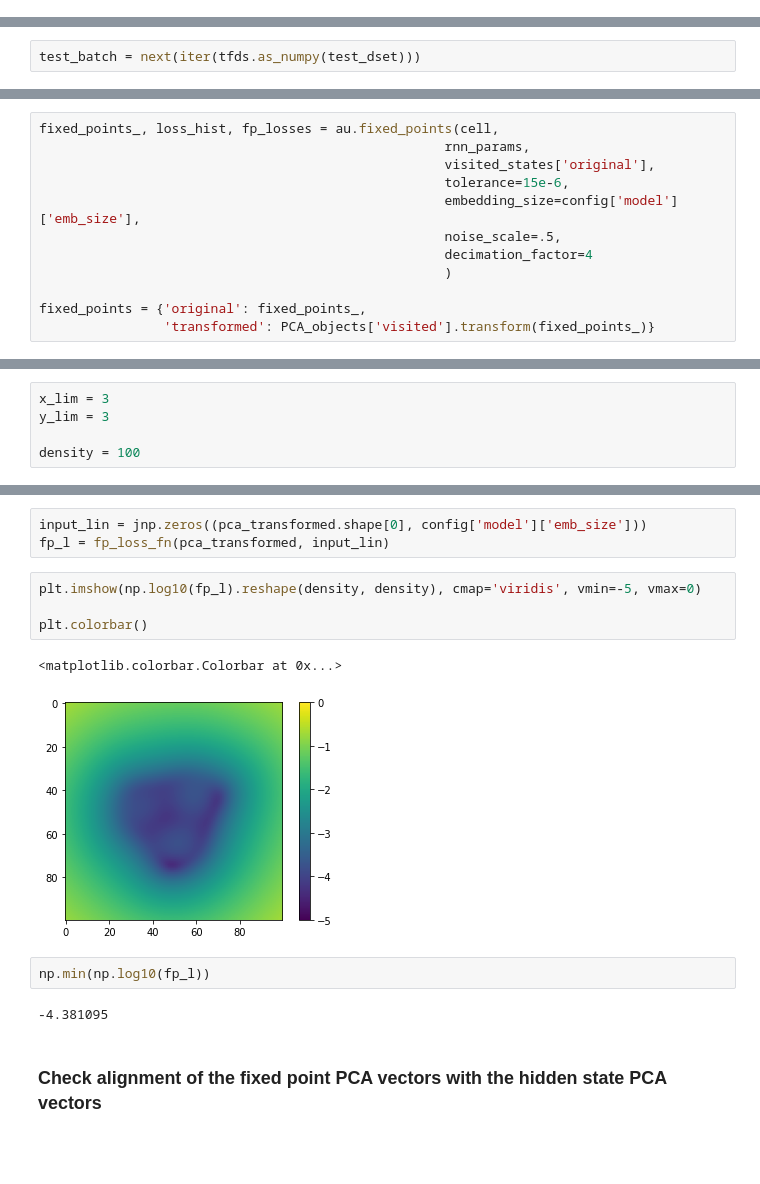
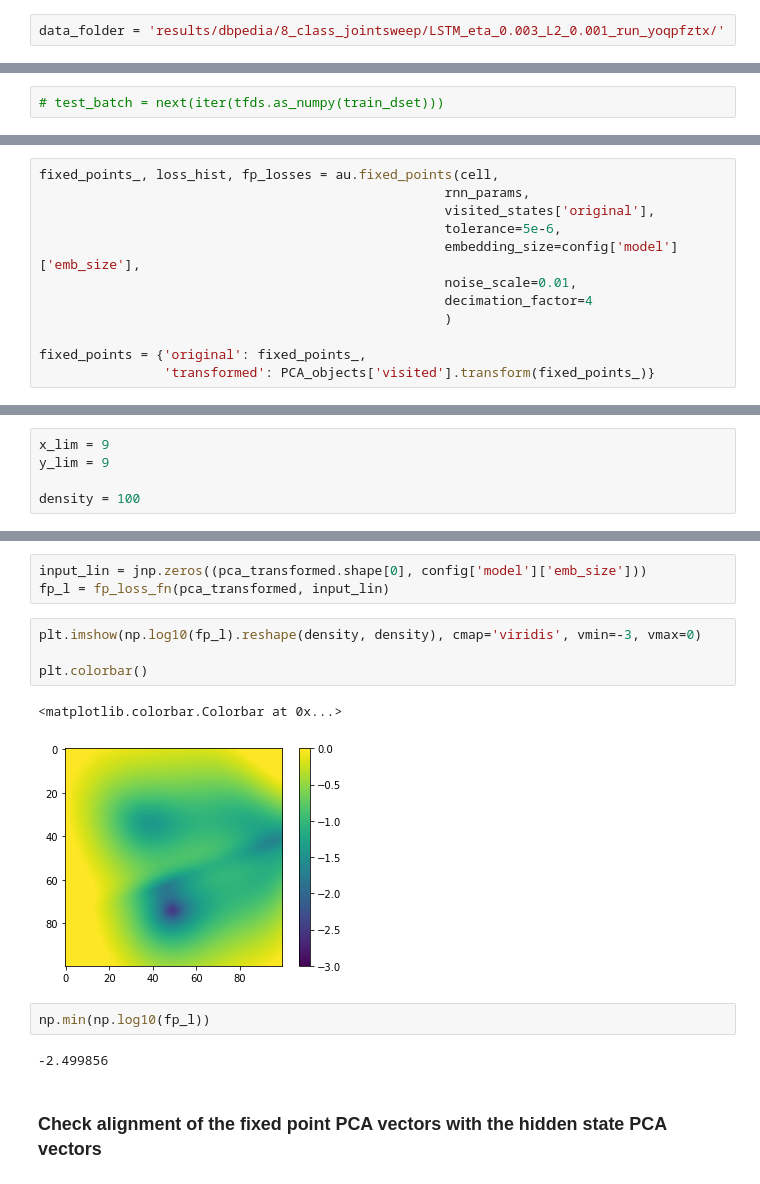
Before and after one commit to ramasesh/rnn_dynamics, a Jupyter notebook: Multi-class systems analysis.ipynb, the cells around one changed output, grey strips where cells are left out. Cells and saved outputs as stored; diff of their text form; blank space fills up the shorter version.

```diff
--- a/Multi-class systems analysis.ipynb
+++ b/Multi-class systems analysis.ipynb
@@ -36,3 +34,5 @@ data_folder = 'results/ag_news/5_Epoch/classes_3_cell_LSTM_eta_0.01_L2_0.1_run_h
+# %%
+data_folder = 'results/dbpedia/8_class_jointsweep/LSTM_eta_0.003_L2_0.001_run_yoqpfztx/'
 # %%
 with open(os.path.join(data_folder, 'config.json')) as f:
     config = json.load(f)
@@ -81,7 +76,7 @@ DeviceArray(1.5458583, dtype=float32)
 # %% [markdown]
 ### PCA of hidden states
 # %%
-test_batch = next(iter(tfds.as_numpy(test_dset)))
+# test_batch = next(iter(tfds.as_numpy(train_dset)))
 # %%
 visited_states = {'original': au.rnn_states(cell, test_batch, rnn_params, emb_params, emb_apply)}
 final_states = {'original': au.rnn_end_states(cell, test_batch, rnn_params, emb_params, emb_apply)}
@@ -186,9 +186,9 @@ array([[ 1.   , -0.493, -0.22 ],
 fixed_points_, loss_hist, fp_losses = au.fixed_points(cell,
                                                     rnn_params,
                                                     visited_states['original'],
-                                                    tolerance=15e-6,
+                                                    tolerance=5e-6,
                                                     embedding_size=config['model']['emb_size'],
-                                                    noise_scale=.5,
+                                                    noise_scale=0.01,
                                                     decimation_factor=4
                                                     )
 
@@ -229,8 +233,8 @@ plt.xlim(-1, 8)
 # %% [markdown]
 ### Interpolating the fixed-point manifold
 # %%
-x_lim = 3
-y_lim = 3
+x_lim = 9
+y_lim = 9
 
 density = 100
 # %%
@@ -247,16 +251,16 @@ fp_loss_fn = renn.build_fixed_point_loss(cell, rnn_params)
 input_lin = jnp.zeros((pca_transformed.shape[0], config['model']['emb_size']))
 fp_l = fp_loss_fn(pca_transformed, input_lin)
 # %%
-plt.imshow(np.log10(fp_l).reshape(density, density), cmap='viridis', vmin=-5, vmax=0)
+plt.imshow(np.log10(fp_l).reshape(density, density), cmap='viridis', vmin=-3, vmax=0)
 
 plt.colorbar()
 # %% [output]
 <matplotlib.colorbar.Colorbar at 0x...>
-[figure, old version]
+[figure, new version]
 # %%
 np.min(np.log10(fp_l))
 # %% [output]
--4.381095
+-2.499856
 # %% [markdown]
 ### Check alignment of the fixed point PCA vectors with the hidden state PCA vectors
 # %%
```
Also changed, not shown: parts of 24 cells of this notebook, 13 other files.
